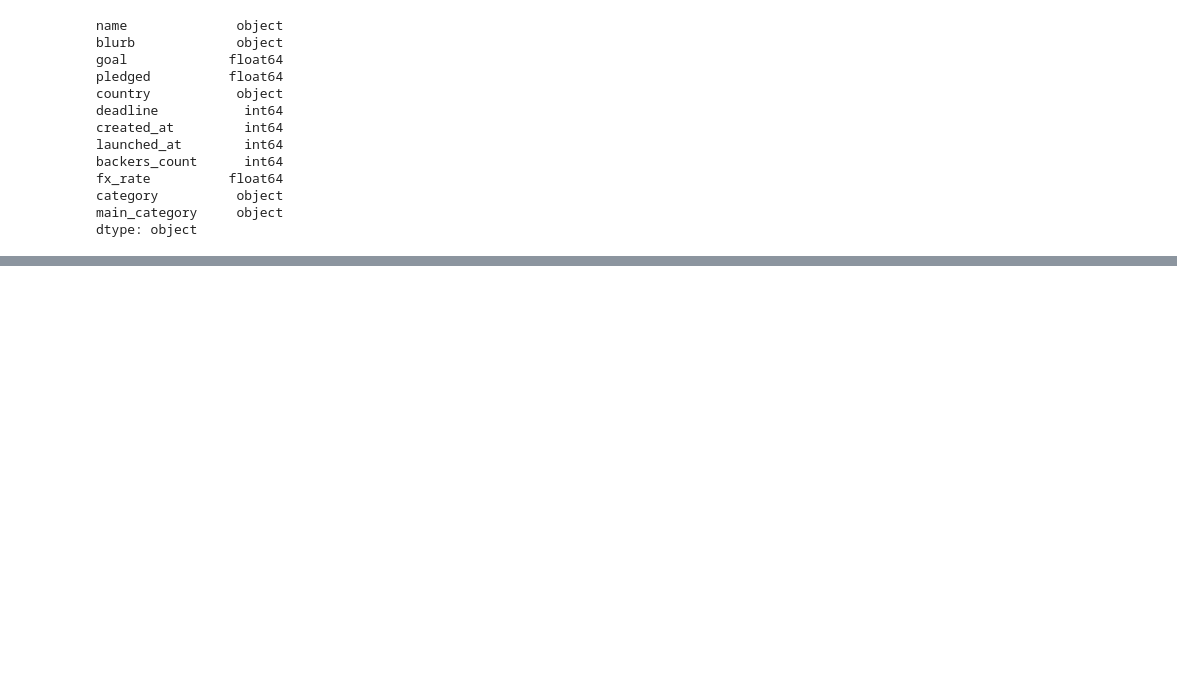
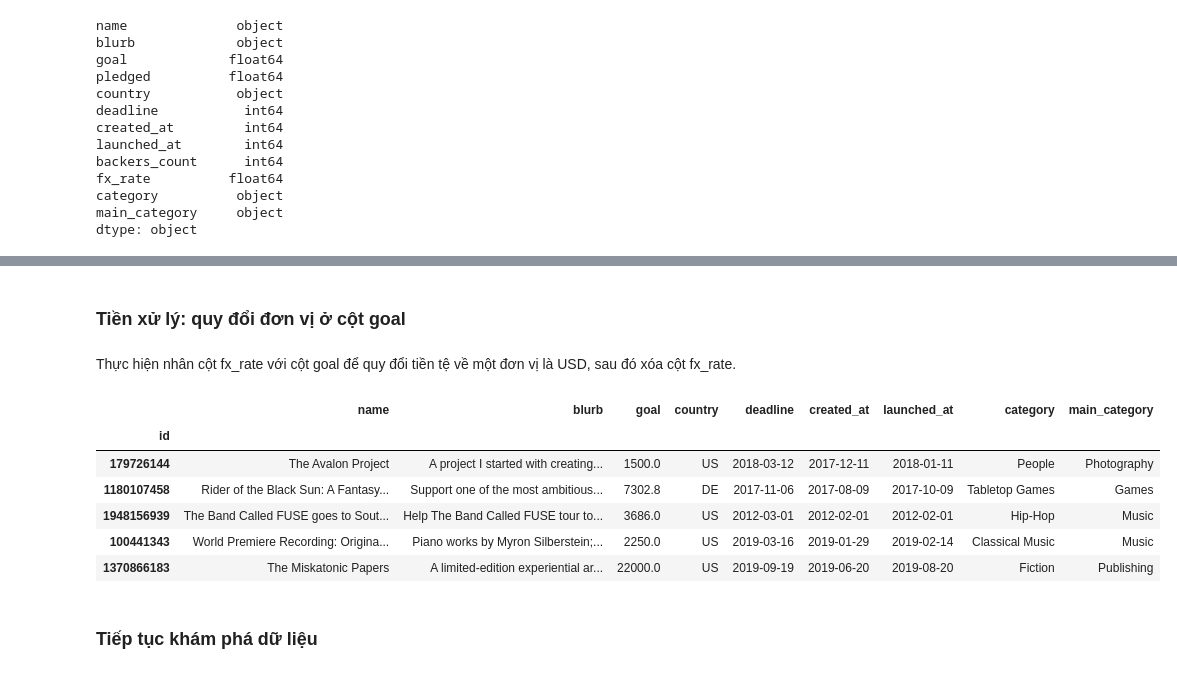
Before and after one commit to XQuyTran/DataScience_Project_HCMUS, a Jupyter notebook: work/18120231_18120544.ipynb, the cells around one changed output, grey strips where cells are left out. Saved outputs shown, nothing was run; the diff lists cells and outputs as text; code cells hidden in the pictures; blank space fills up the shorter version.

```diff
--- a/work/18120231_18120544.ipynb
+++ b/work/18120231_18120544.ipynb
@@ -342,0 +406,25 @@ date_format_train_X.head()
+# %% [markdown]
+### Tiền xử lý: quy đổi đơn vị ở cột goal
+# %% [markdown]
+Thực hiện nhân cột fx_rate với cột goal để quy đổi tiền tệ về một đơn vị là USD, sau đó xóa cột fx_rate.
+# %%
+def currencyExchange(df):
+    fx_df = df.copy()
+    fx_df['goal'] = (fx_df['goal'] * fx_df['fx_rate']).round(1)
+
+    fx_df.drop(columns='fx_rate', inplace=True)
+
+    return fx_df
+# %%
+preprocess_df = currencyExchange(preprocess_df)
+preprocess_df.head()
+# %% [output]
+|  | name | blurb | goal | country | deadline | created_at | launched_at | category | main_category |
+| id |  |  |  |  |  |  |  |  |  |
+| 179726144 | The Avalon Project | A project I started with creating... | 1500.0 | US | 2018-03-12 | 2017-12-11 | 2018-01-11 | People | Photography |
+| 1180107458 | Rider of the Black Sun: A Fantasy... | Support one of the most ambitious... | 7302.8 | DE | 2017-11-06 | 2017-08-09 | 2017-10-09 | Tabletop Games | Games |
+| 1948156939 | The Band Called FUSE goes to Sout... | Help The Band Called FUSE tour to... | 3686.0 | US | 2012-03-01 | 2012-02-01 | 2012-02-01 | Hip-Hop | Music |
+| 100441343 | World Premiere Recording: Origina... | Piano works by Myron Silberstein;... | 2250.0 | US | 2019-03-16 | 2019-01-29 | 2019-02-14 | Classical Music | Music |
+| 1370866183 | The Miskatonic Papers | A limited-edition experiential ar... | 22000.0 | US | 2019-09-19 | 2019-06-20 | 2019-08-20 | Fiction | Publishing |
+# %% [markdown]
+### Tiếp tục khám phá dữ liệu
```
Also changed, not shown: parts of 36 cells of this notebook, 2 other files.
